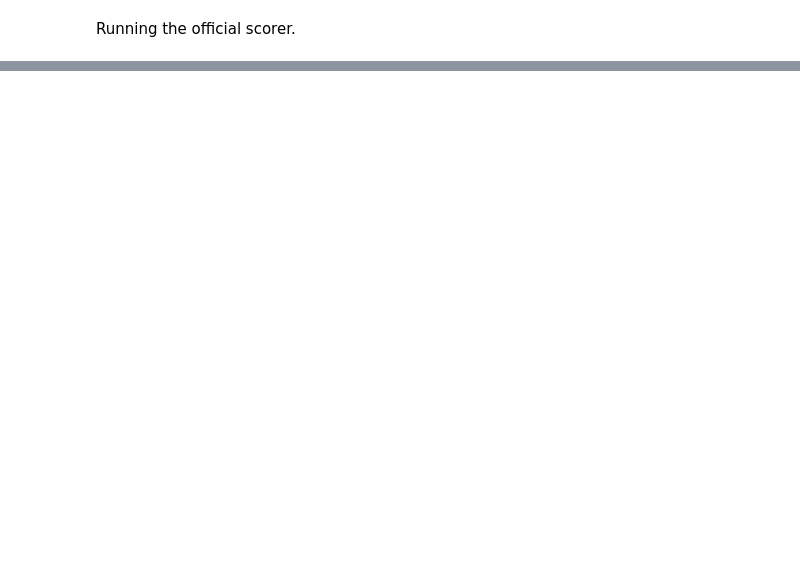
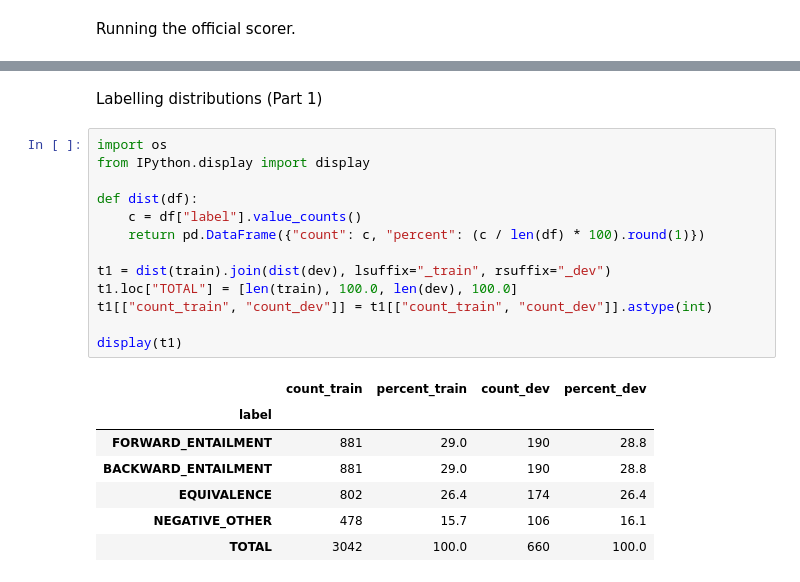
Before and after one commit to summayahjoyia/dico-nli-starter, a Jupyter notebook: notebooks/dico_nli_work.ipynb, the cells around one changed output, grey strips where cells are left out. Saved outputs shown, nothing was run; the diff lists cells and outputs as text; blank space fills up the shorter version.

```diff
--- a/notebooks/dico_nli_work.ipynb
+++ b/notebooks/dico_nli_work.ipynb
@@ -67,0 +147,23 @@ Running the official scorer.
+# %% [markdown]
+Labelling distributions (Part 1)
+# %%
+import os
+from IPython.display import display
+
+def dist(df):
+    c = df["label"].value_counts()
+    return pd.DataFrame({"count": c, "percent": (c / len(df) * 100).round(1)})
+
+t1 = dist(train).join(dist(dev), lsuffix="_train", rsuffix="_dev")
+t1.loc["TOTAL"] = [len(train), 100.0, len(dev), 100.0]
+t1[["count_train", "count_dev"]] = t1[["count_train", "count_dev"]].astype(int)
+
+display(t1)
+# %% [output]
+|  | count_train | percent_train | count_dev | percent_dev |
+| label |  |  |  |  |
+| FORWARD_ENTAILMENT | 881 | 29.0 | 190 | 28.8 |
+| BACKWARD_ENTAILMENT | 881 | 29.0 | 190 | 28.8 |
+| EQUIVALENCE | 802 | 26.4 | 174 | 26.4 |
+| NEGATIVE_OTHER | 478 | 15.7 | 106 | 16.1 |
+| TOTAL | 3042 | 100.0 | 660 | 100.0 |
```
Also changed, not shown: parts of 19 cells of this notebook.
